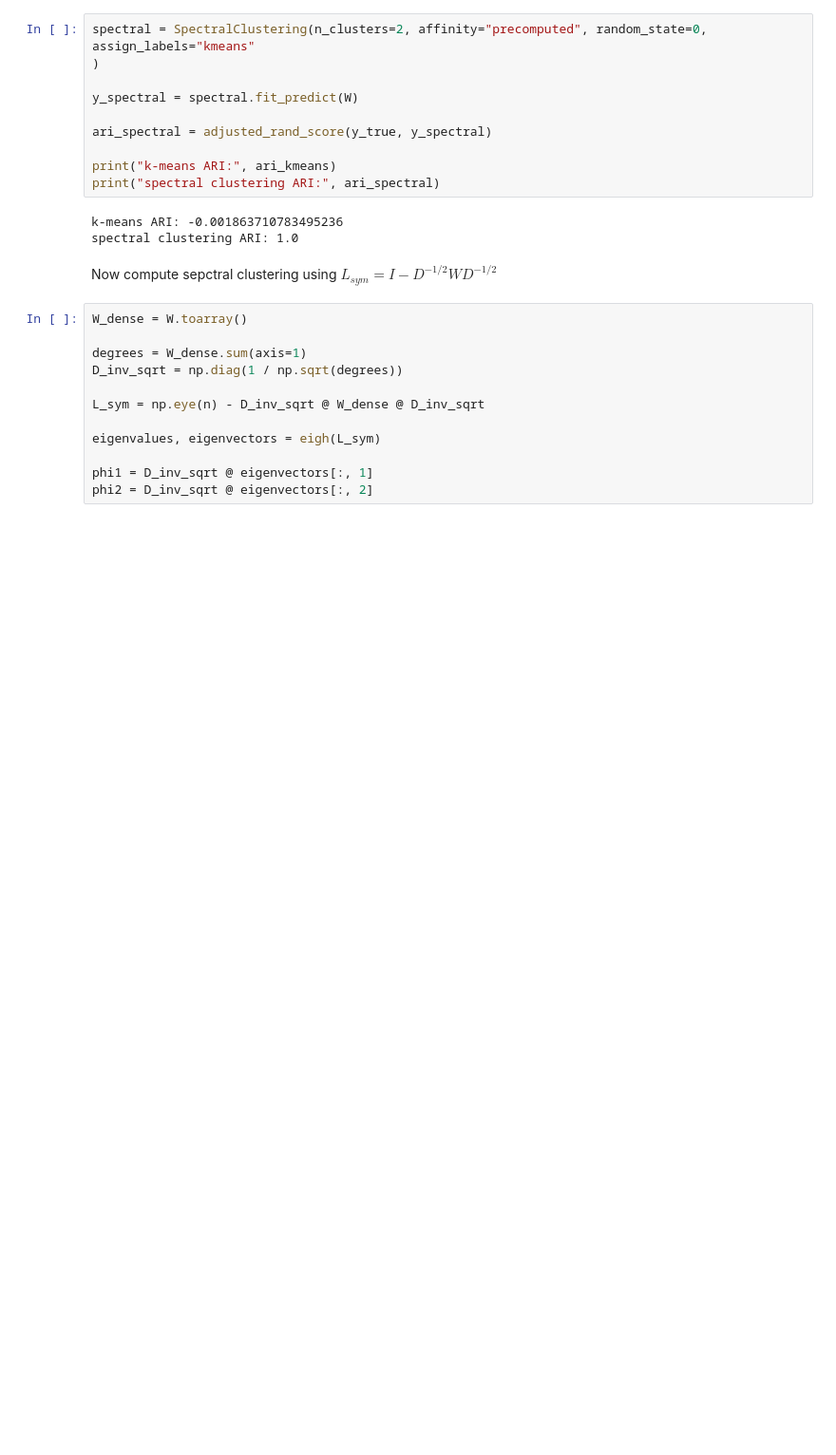
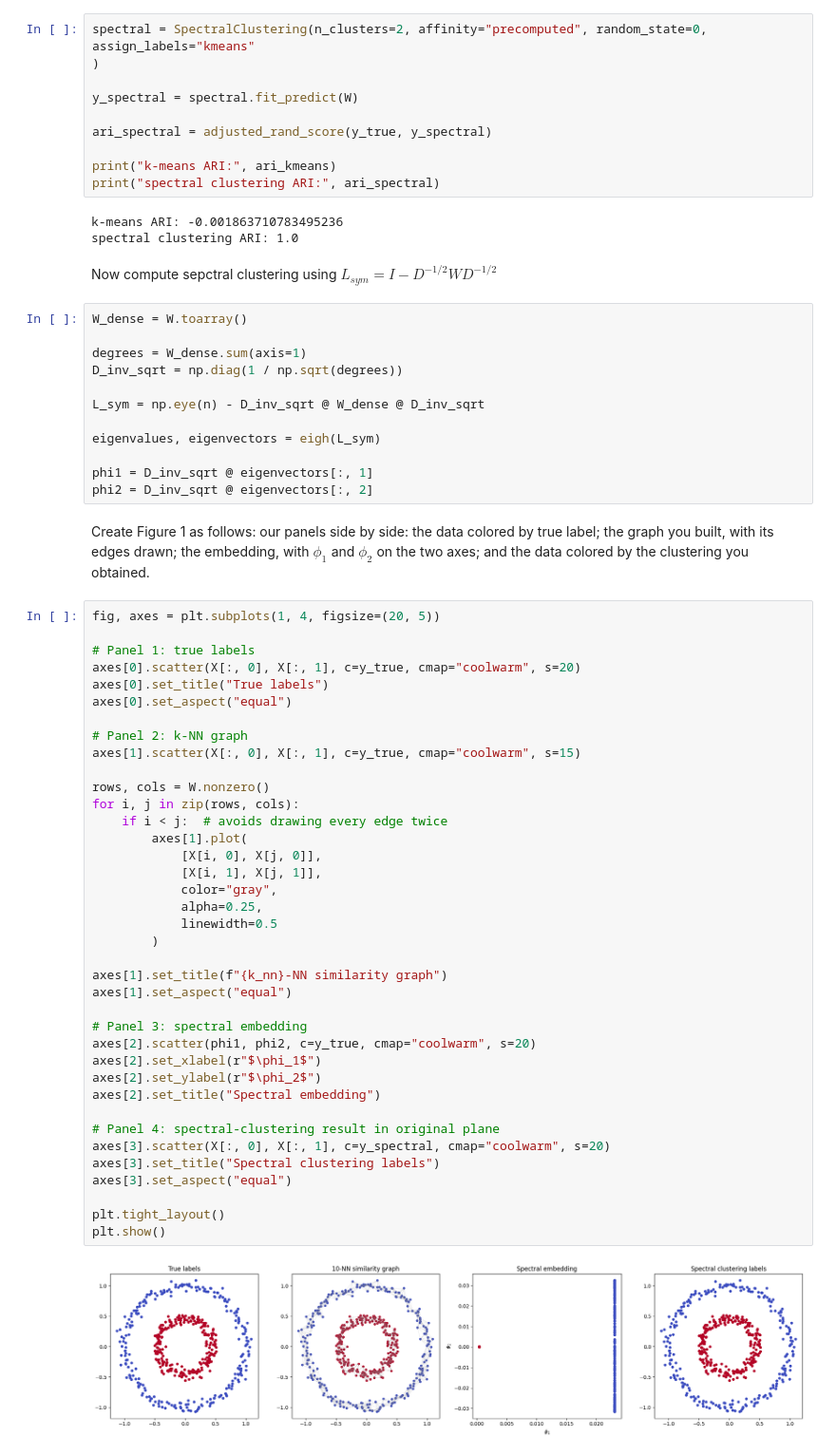
Before and after one commit to maxmartin40/Math-5750-Projects, a Jupyter notebook: Homework3.ipynb, the cells around one changed output. Shown at 95% size. Saved outputs shown, nothing was run; the diff lists cells and outputs as text; blank space fills up the shorter version.

Commit message:
Create Figure 1

```diff
--- a/Homework3.ipynb
+++ b/Homework3.ipynb
@@ -93,3 +93,45 @@ eigenvalues, eigenvectors = eigh(L_sym)
 
 phi1 = D_inv_sqrt @ eigenvectors[:, 1]
 phi2 = D_inv_sqrt @ eigenvectors[:, 2]
+# %% [markdown]
+Create Figure 1 as follows: our panels side by side: the data colored by true label; the graph you built, with its edges drawn; the embedding, with $\phi_1$ and $\phi_2$ on the two axes; and the data colored by the clustering you obtained.
+# %%
+fig, axes = plt.subplots(1, 4, figsize=(20, 5))
+
+# Panel 1: true labels
+axes[0].scatter(X[:, 0], X[:, 1], c=y_true, cmap="coolwarm", s=20)
+axes[0].set_title("True labels")
+axes[0].set_aspect("equal")
+
+# Panel 2: k-NN graph
+axes[1].scatter(X[:, 0], X[:, 1], c=y_true, cmap="coolwarm", s=15)
+
+rows, cols = W.nonzero()
+for i, j in zip(rows, cols):
+    if i < j:  # avoids drawing every edge twice
+        axes[1].plot(
+            [X[i, 0], X[j, 0]],
+            [X[i, 1], X[j, 1]],
+            color="gray",
+            alpha=0.25,
+            linewidth=0.5
+        )
+
+axes[1].set_title(f"{k_nn}-NN similarity graph")
+axes[1].set_aspect("equal")
+
+# Panel 3: spectral embedding
+axes[2].scatter(phi1, phi2, c=y_true, cmap="coolwarm", s=20)
+axes[2].set_xlabel(r"$\phi_1$")
+axes[2].set_ylabel(r"$\phi_2$")
+axes[2].set_title("Spectral embedding")
+
+# Panel 4: spectral-clustering result in original plane
+axes[3].scatter(X[:, 0], X[:, 1], c=y_spectral, cmap="coolwarm", s=20)
+axes[3].set_title("Spectral clustering labels")
+axes[3].set_aspect("equal")
+
+plt.tight_layout()
+plt.show()
+# %% [output]
+[figure, added]
```
